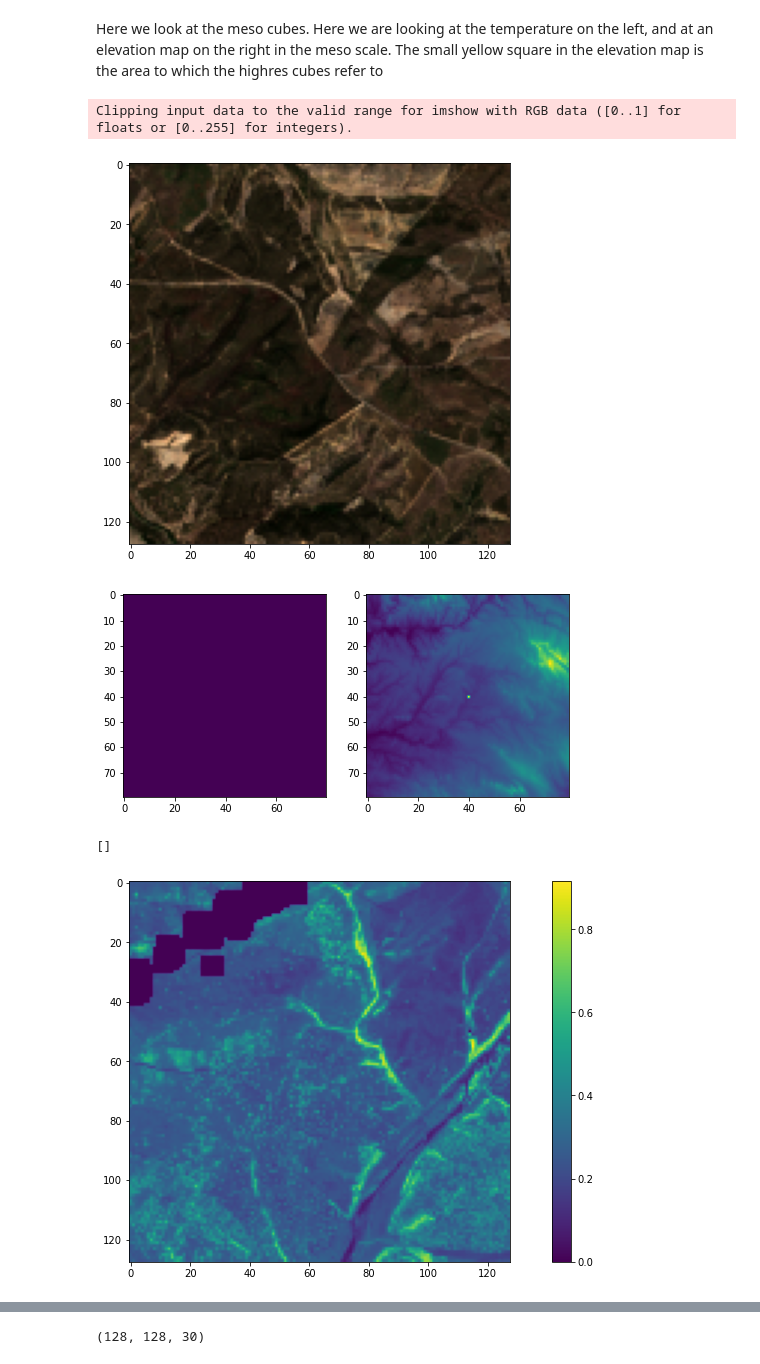
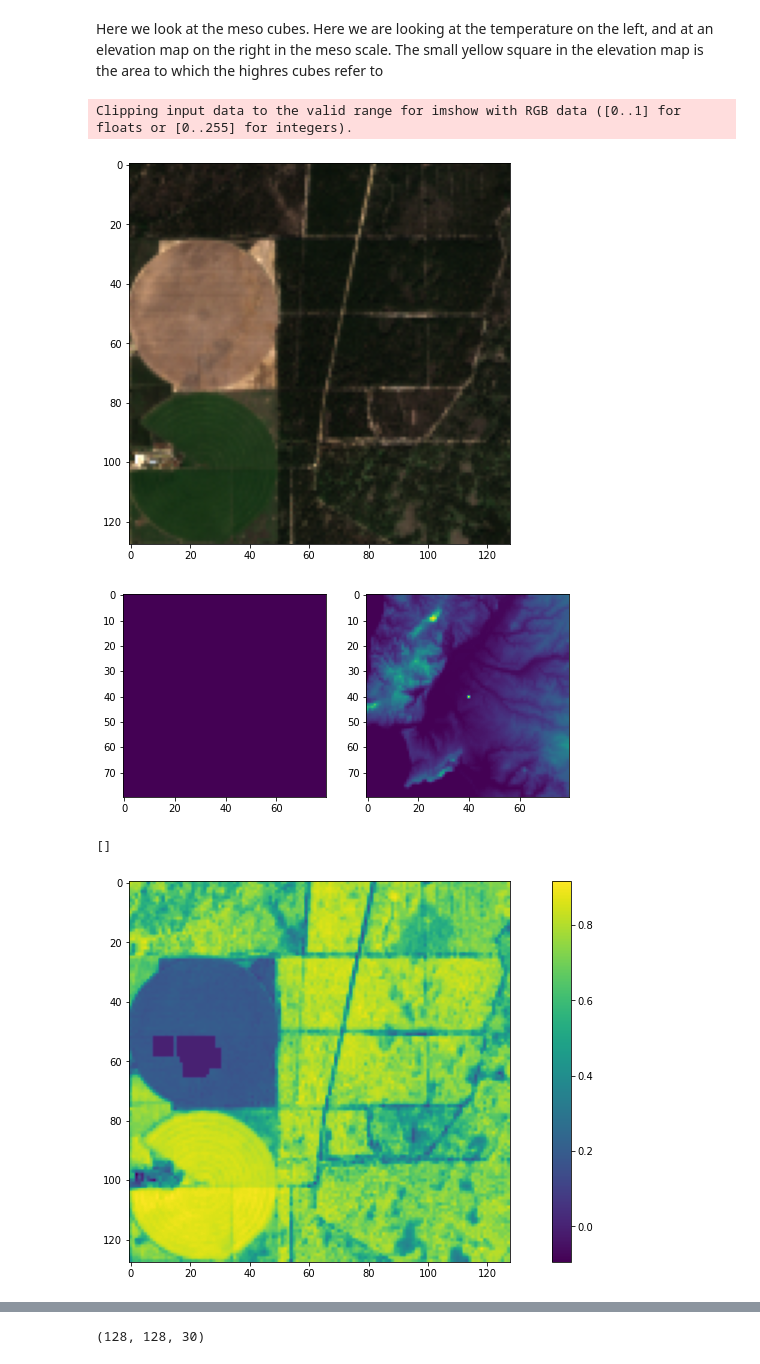
Before and after one commit to rudolfwilliam/satellite_image_forecasting, a Jupyter notebook: demos/data_observation_demo.ipynb, the cells around one changed output, grey strips where cells are left out. Drawn from its saved outputs; the diff is of its cells as text; code cells hidden in the pictures.

```diff
--- a/demos/data_observation_demo.ipynb
+++ b/demos/data_observation_demo.ipynb
@@ -68,7 +68,7 @@ en.get_coords_from_tile("29SND")
 We now deep down in a single file. `ind` indicates which file we are using (in cardinal order)
 # %%
 # single file
-ind = 3
+ind = 50
 print(filenames[0])
 sample = np.load(context + filenames[ind])
 hrd = sample['highresdynamic']
@@ -99,14 +99,14 @@ Clipping input data to the valid range for imshow with RGB data ([0..1] for floa
 # %% [markdown]
 Here we look at the meso cubes. Here we are looking at the temperature on the left, and at an elevation map on the right in the meso scale. The small yellow square in the elevation map is the area to which the highres cubes refer to
 # %%
-time = 20
+time = 28
 pic = np.flip(hrd[:,:,:3,time].astype(float),2)*3
 plt.rcParams['figure.figsize'] = [15, 7]
 im = plt.imshow(pic)
 plt.savefig("im"+str(time),bbox_inches="tight", pad_inches = 0)
 # %% [output]
 Clipping input data to the valid range for imshow with RGB data ([0..1] for floats or [0..255] for integers).
-[figure, old version]
+[figure, new version]
 # %%
 pic = md[:,:,0,19].astype(float) #Times 2 makes it lighter
 pic2 = ms.astype(float)
@@ -119,19 +119,19 @@ axs[1].imshow(pic2)
 #cord = en.get_coords_from_cube(filenames[ind], return_meso=True)
 plt.show()
 # %% [output]
-[figure, old version]
+[figure, new version]
 # %%
 ndvi = ((hrd[:, :, 3, :] - hrd[ :, :, 2, :]) / (
                 hrd[ :, :, 3, :] + hrd[ :, :, 2, :] + 1e-6))
 cloud_mask = 1 - np.nan_to_num(hrd[:, :, 6, :], nan = 0)
 vag_mask = 1 - (1 - (hrd[:, :, 5, :] == 4)) * (1 - (hrd[:, :, 5, :] == 5))
 ndvi = np.nan_to_num(ndvi, nan=0)
 vag_mask = 1 - ((1 - np.nan_to_num(vag_mask, nan=0))*(1-cloud_mask))
 #vag_mask = np.repeat(vag_mask.prod(axis=2)[...,np.newaxis], 30, axis=-1)
 ndvi=ndvi*cloud_mask*vag_mask
-ims = plt.imshow(ndvi[...,12])
+ims = plt.imshow(ndvi[...,time])
 plt.colorbar(ims)
 plt.plot()
 # %% [output]
 []
-[figure, old version]
+[figure, new version]
```
Also changed, not shown: parts of 8 cells of this notebook, 5 other files.
